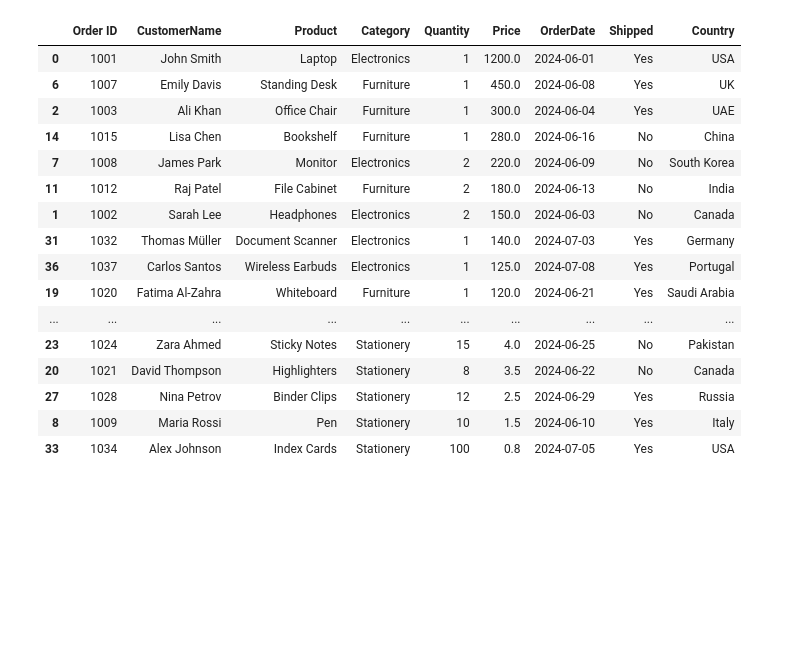
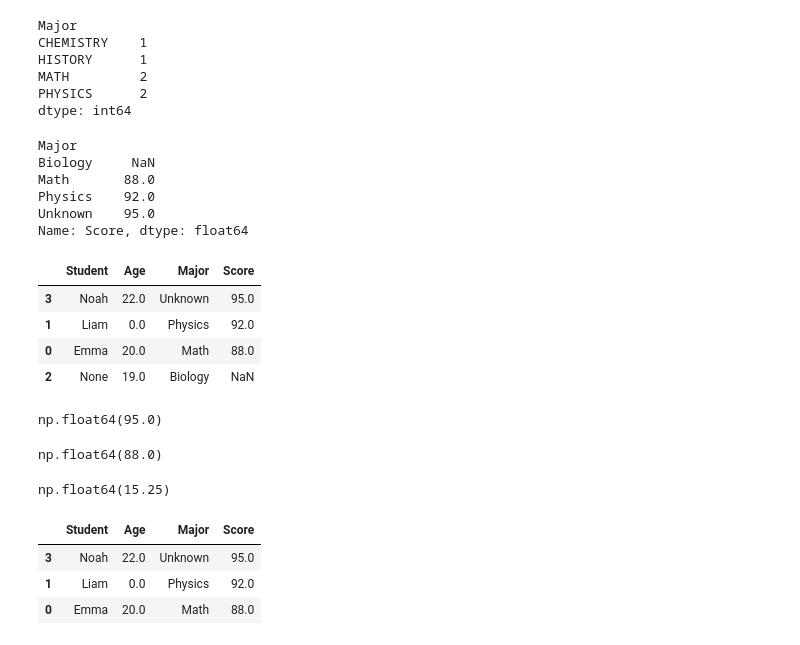
Before and after one commit to HunterCSUTU/PanadasTutorial, a Jupyter notebook: notebook.ipynb, the cells around one changed output. Drawn from its saved outputs; the diff is of its cells as text; code cells hidden in the pictures; blank space fills up the shorter version.

```diff
--- a/notebook.ipynb
+++ b/notebook.ipynb
@@ -114,0 +332,10 @@ df
+# %%
+dirty_data = {
+    'Student': ['Emma', 'Liam', None, 'Noah'],
+    'Age': [20, None, 19, 22],
+    'Major': ['Math', 'Physics', 'Biology', None],
+    'Grade': [88, 92, None, 95]
+}
+
+dirty_df = pd.DataFrame(dirty_data)
+dirty_df
@@ -114,0 +348,6 @@ df
+# %%
+dirty_df['Age'] = dirty_df['Age'].fillna(0)
+dirty_df['Major'] = dirty_df['Major'].fillna("Unknown")
+dirty_df = dirty_df.rename(columns={'Grade':'Score'})
+dirty_df['Score'] = dirty_df['Score'].astype(float)
+dirty_df
@@ -115,20 +382,27 @@ df
+# %%
+df.groupby('Major').size()
+# %% [output]
+Major
+CHEMISTRY    1
+HISTORY      1
+MATH         2
+PHYSICS      2
+dtype: int64
+# %%
+dirty_df.groupby('Major')['Score'].mean()
+# %% [output]
+Major
+Biology     NaN
+Math       88.0
+Physics    92.0
+Unknown    95.0
+Name: Score, dtype: float64
 # %%
-df.sort_values("Price", ascending=False)
+dirty_df = dirty_df.sort_values(by='Score', ascending=False)
+dirty_df
 # %% [output]
-|  | Order ID | CustomerName | Product | Category | Quantity | Price | OrderDate | Shipped | Country |
-| 0 | 1001 | John Smith | Laptop | Electronics | 1 | 1200.0 | 2024-06-01 | Yes | USA |
-| 6 | 1007 | Emily Davis | Standing Desk | Furniture | 1 | 450.0 | 2024-06-08 | Yes | UK |
-| 2 | 1003 | Ali Khan | Office Chair | Furniture | 1 | 300.0 | 2024-06-04 | Yes | UAE |
-| 14 | 1015 | Lisa Chen | Bookshelf | Furniture | 1 | 280.0 | 2024-06-16 | No | China |
-| 7 | 1008 | James Park | Monitor | Electronics | 2 | 220.0 | 2024-06-09 | No | South Korea |
-| 11 | 1012 | Raj Patel | File Cabinet | Furniture | 2 | 180.0 | 2024-06-13 | No | India |
-| 1 | 1002 | Sarah Lee | Headphones | Electronics | 2 | 150.0 | 2024-06-03 | No | Canada |
-| 31 | 1032 | Thomas Müller | Document Scanner | Electronics | 1 | 140.0 | 2024-07-03 | Yes | Germany |
-| 36 | 1037 | Carlos Santos | Wireless Earbuds | Electronics | 1 | 125.0 | 2024-07-08 | Yes | Portugal |
-| 19 | 1020 | Fatima Al-Zahra | Whiteboard | Furniture | 1 | 120.0 | 2024-06-21 | Yes | Saudi Arabia |
-| ... | ... | ... | ... | ... | ... | ... | ... | ... | ... |
-| 23 | 1024 | Zara Ahmed | Sticky Notes | Stationery | 15 | 4.0 | 2024-06-25 | No | Pakistan |
-| 20 | 1021 | David Thompson | Highlighters | Stationery | 8 | 3.5 | 2024-06-22 | No | Canada |
-| 27 | 1028 | Nina Petrov | Binder Clips | Stationery | 12 | 2.5 | 2024-06-29 | Yes | Russia |
-| 8 | 1009 | Maria Rossi | Pen | Stationery | 10 | 1.5 | 2024-06-10 | Yes | Italy |
-| 33 | 1034 | Alex Johnson | Index Cards | Stationery | 100 | 0.8 | 2024-07-05 | Yes | USA |
+|  | Student | Age | Major | Score |
+| 3 | Noah | 22.0 | Unknown | 95.0 |
+| 1 | Liam | 0.0 | Physics | 92.0 |
+| 0 | Emma | 20.0 | Math | 88.0 |
+| 2 | None | 19.0 | Biology | NaN |
@@ -136,0 +409,19 @@ df.to_csv("new_file.csv", index=False)
+# %%
+dirty_df['Score'].max()
+# %% [output]
+np.float64(95.0)
+# %%
+dirty_df['Score'].min()
+# %% [output]
+np.float64(88.0)
+# %%
+dirty_df['Age'].mean()
+# %% [output]
+np.float64(15.25)
+# %%
+dirty_df.sort_values(by='Score', ascending=False).head(3)
+# %% [output]
+|  | Student | Age | Major | Score |
+| 3 | Noah | 22.0 | Unknown | 95.0 |
+| 1 | Liam | 0.0 | Physics | 92.0 |
+| 0 | Emma | 20.0 | Math | 88.0 |
```
Also changed, not shown: parts of 54 cells of this notebook, 4 other files.
